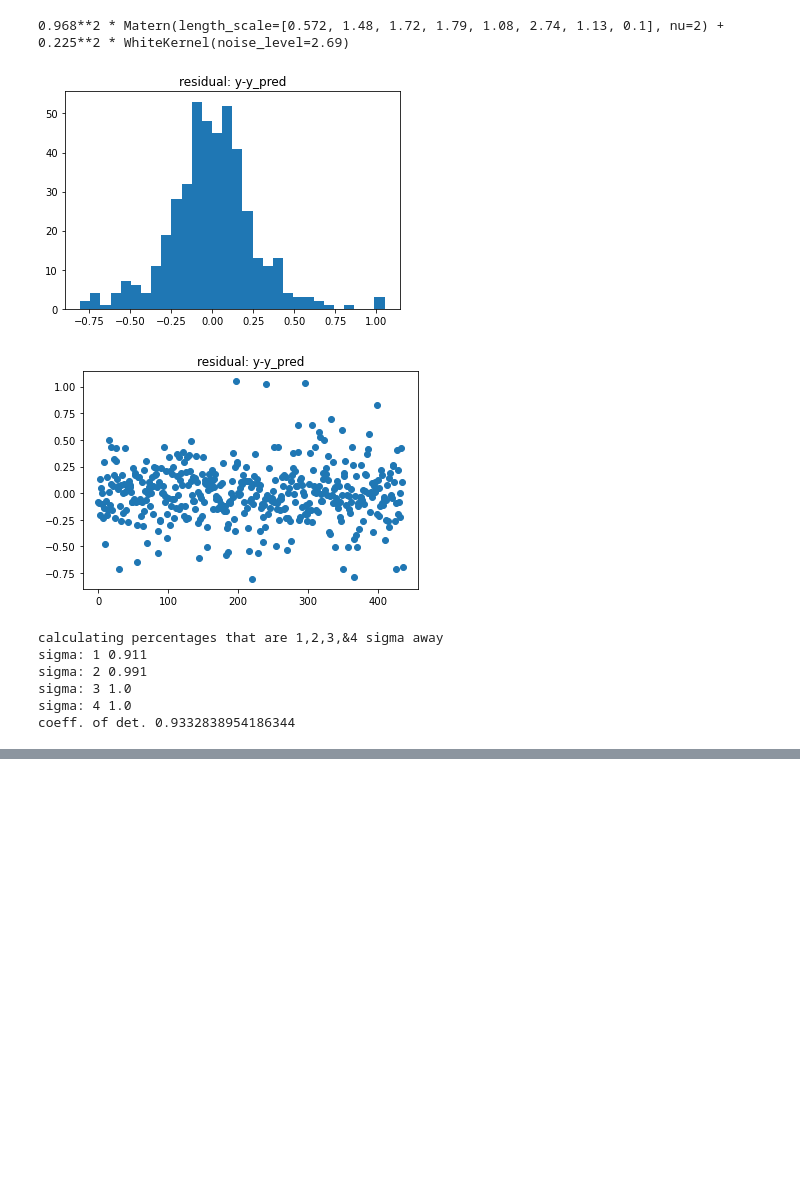
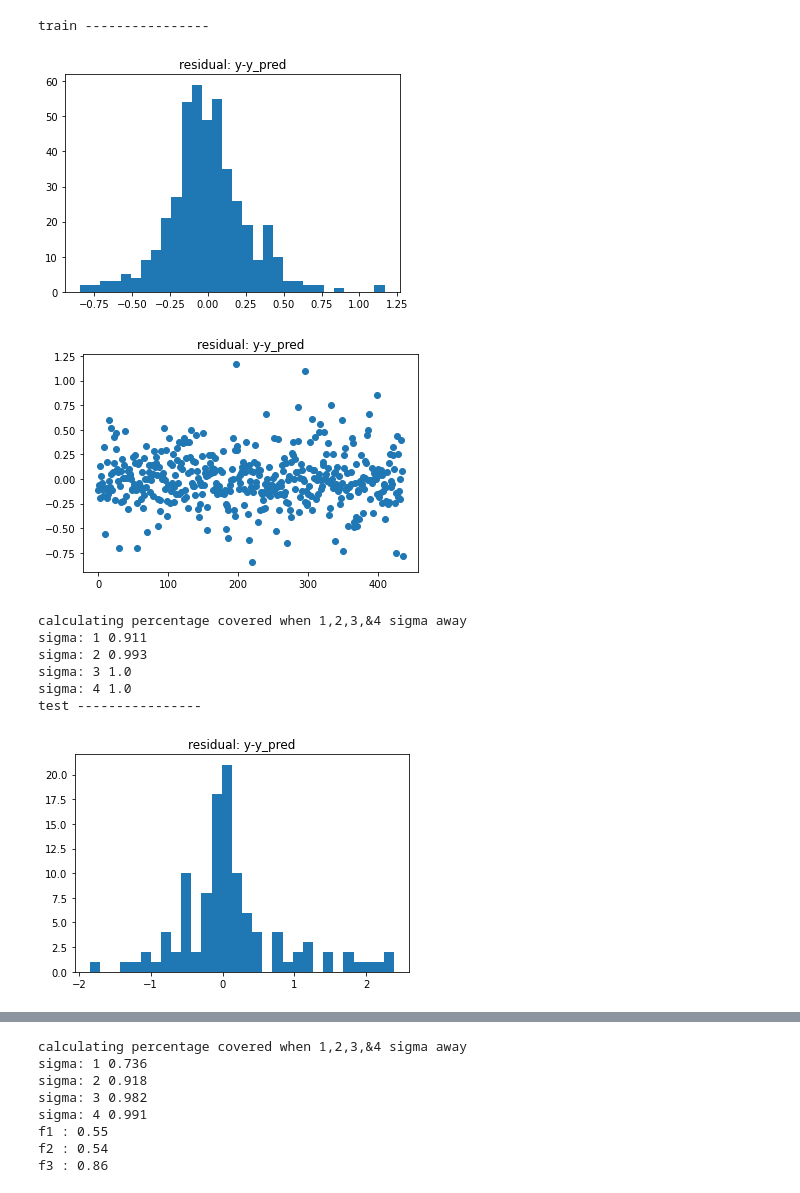
Before and after one commit to lbl-camera/HGDL, a Jupyter notebook: paper/bio/sklearn.ipynb, the cells around one changed output, grey strips where cells are left out. Drawn from its saved outputs; the diff is of its cells as text; code cells hidden in the pictures; blank space fills up the shorter version.

```diff
--- a/paper/bio/sklearn.ipynb
+++ b/paper/bio/sklearn.ipynb
@@ -66,15 +66,13 @@ gpr.log_marginal_likelihood_value_
-# %%
-gpr.kernel_
-# %% [output]
-0.968**2 * Matern(length_scale=[0.572, 1.48, 1.72, 1.79, 1.08, 2.74, 1.13, 0.1], nu=2) + 0.225**2 * WhiteKernel(noise_level=2.69)
 # %%
-data.info(x,y,gpr)
+data.info(gpr)
 # %% [output]
+train ----------------
-[figure, old version]
+[figure, new version]
-[figure, old version]
+[figure, new version]
-calculating percentages that are 1,2,3,&4 sigma away
-sigma: 1 0.911
-sigma: 2 0.991
-sigma: 3 1.0
-sigma: 4 1.0
-coeff. of det. 0.9332838954186344
+calculating percentage covered when 1,2,3,&4 sigma away
+sigma: 1 0.911
+sigma: 2 0.993
+sigma: 3 1.0
+sigma: 4 1.0
+test ----------------
+[figure, added]
@@ -80,0 +80,8 @@ coeff. of det. 0.9332838954186344
+calculating percentage covered when 1,2,3,&4 sigma away
+sigma: 1 0.736
+sigma: 2 0.918
+sigma: 3 0.982
+sigma: 4 0.991
+f1 : 0.55
+f2 : 0.54
+f3 : 0.86
```
Also changed, not shown: parts of 6 cells of this notebook, 8 other files.
